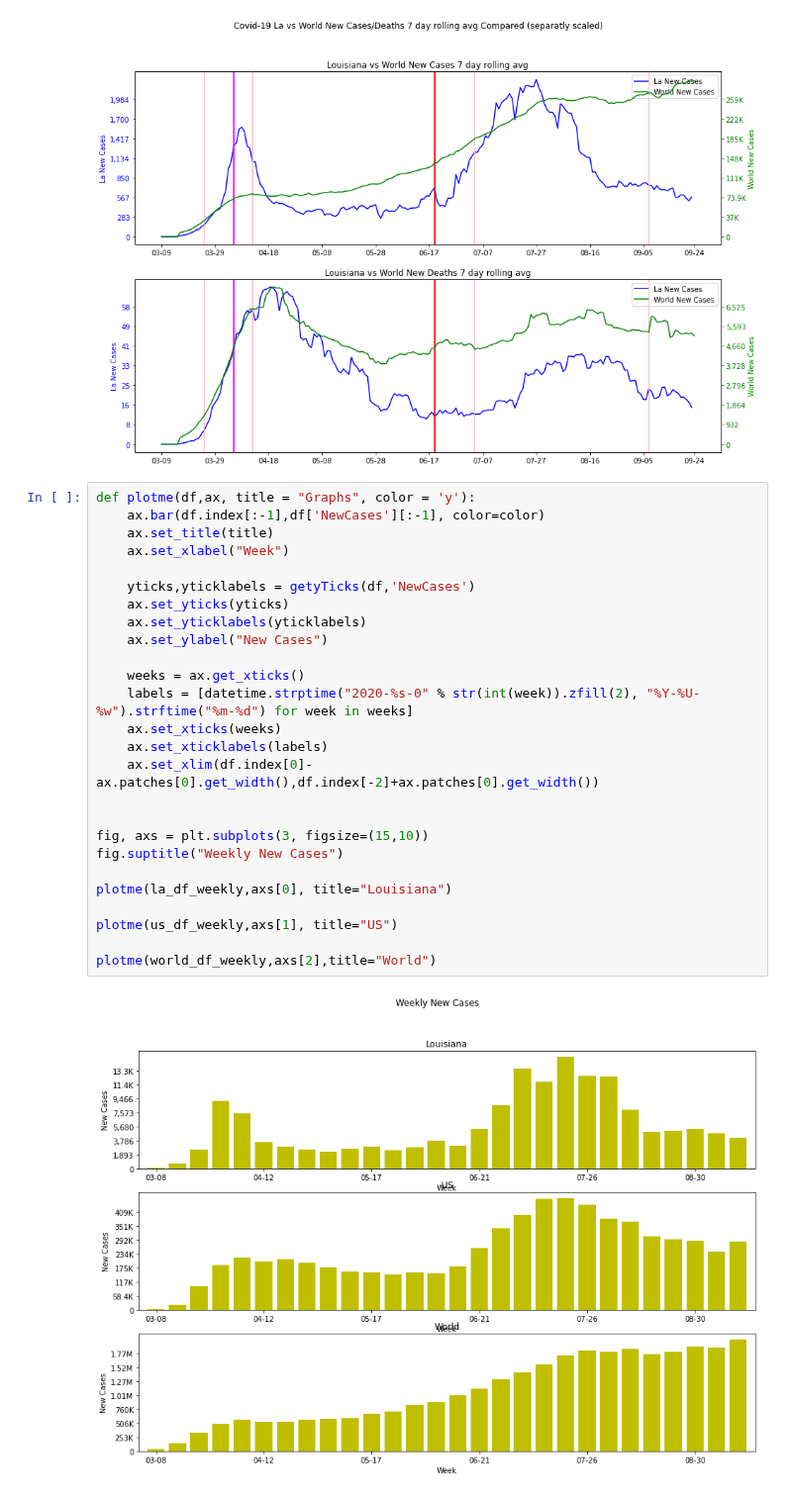
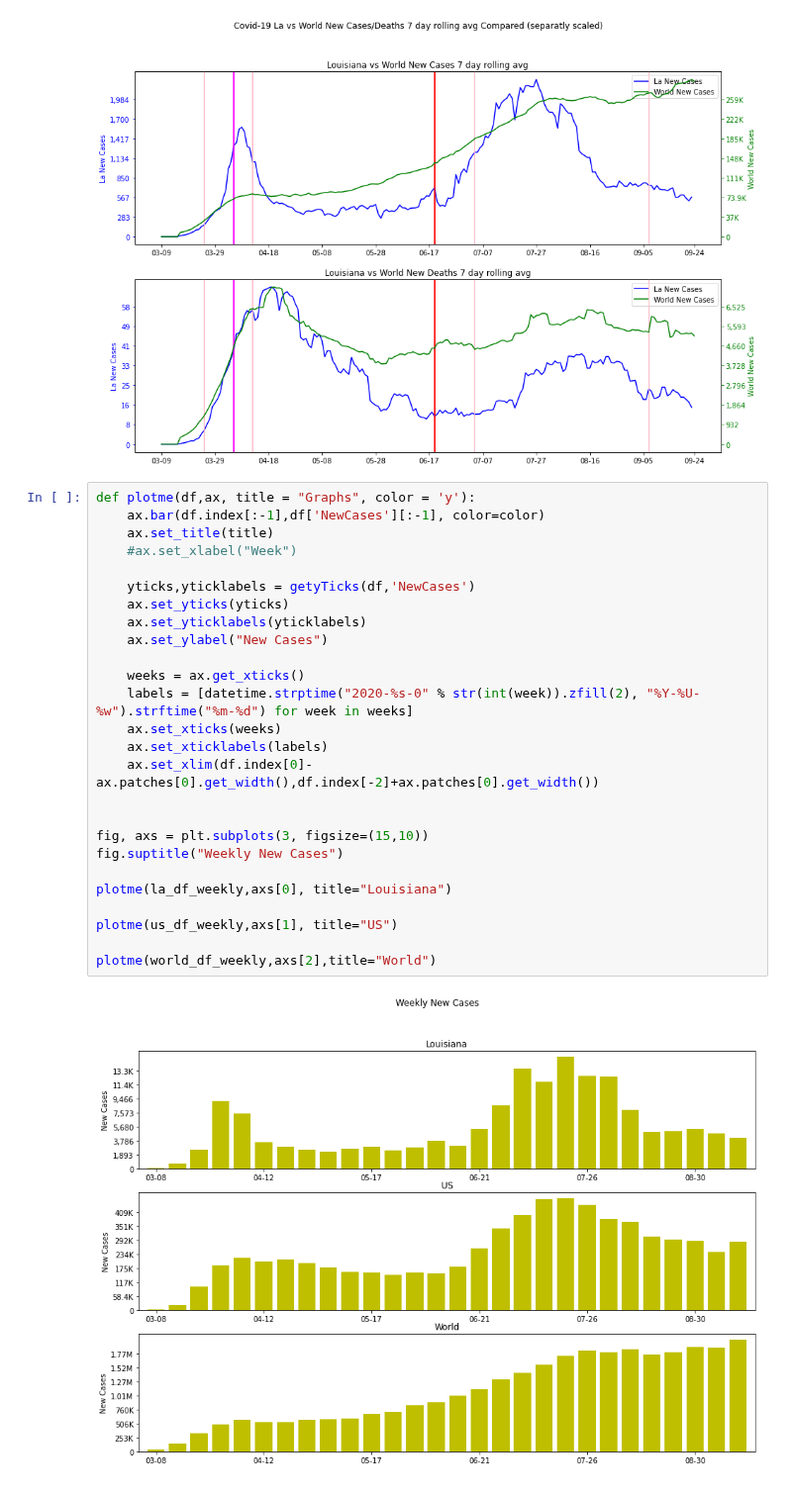
Before and after one commit to GarysCorner/Covid19-LaCompared, a Jupyter notebook: CovidData.ipynb, the cells around one changed output. Shown at 99% size. Cells and saved outputs as stored; diff of their text form.

```diff
--- a/CovidData.ipynb
+++ b/CovidData.ipynb
@@ -591,31 +591,31 @@ Text(0.5, 0.98, 'Covid-19 La vs World New Cases/Deaths 7 day rolling avg Compare
 # %%
 def plotme(df,ax, title = "Graphs", color = 'y'):
     ax.bar(df.index[:-1],df['NewCases'][:-1], color=color)
     ax.set_title(title)
-    ax.set_xlabel("Week")
+    #ax.set_xlabel("Week")
 
     yticks,yticklabels = getyTicks(df,'NewCases')
     ax.set_yticks(yticks)
     ax.set_yticklabels(yticklabels)
     ax.set_ylabel("New Cases")
 
     weeks = ax.get_xticks()
     labels = [datetime.strptime("2020-%s-0" % str(int(week)).zfill(2), "%Y-%U-%w").strftime("%m-%d") for week in weeks]
     ax.set_xticks(weeks)
     ax.set_xticklabels(labels)
     ax.set_xlim(df.index[0]-ax.patches[0].get_width(),df.index[-2]+ax.patches[0].get_width())
 
 
 fig, axs = plt.subplots(3, figsize=(15,10))
 fig.suptitle("Weekly New Cases")
 
 plotme(la_df_weekly,axs[0], title="Louisiana")
 
 plotme(us_df_weekly,axs[1], title="US")
 
 plotme(world_df_weekly,axs[2],title="World")
 # %% [output]
-[figure, old version]
+[figure, new version]
 # %%
 def plotme(df,ax, title = "Graphs", color = 'y'):
     ax.bar(df.index[:-1],df['NewDeaths'][:-1], color=color)
```
Also changed, not shown: parts of 1 cell of this notebook.
